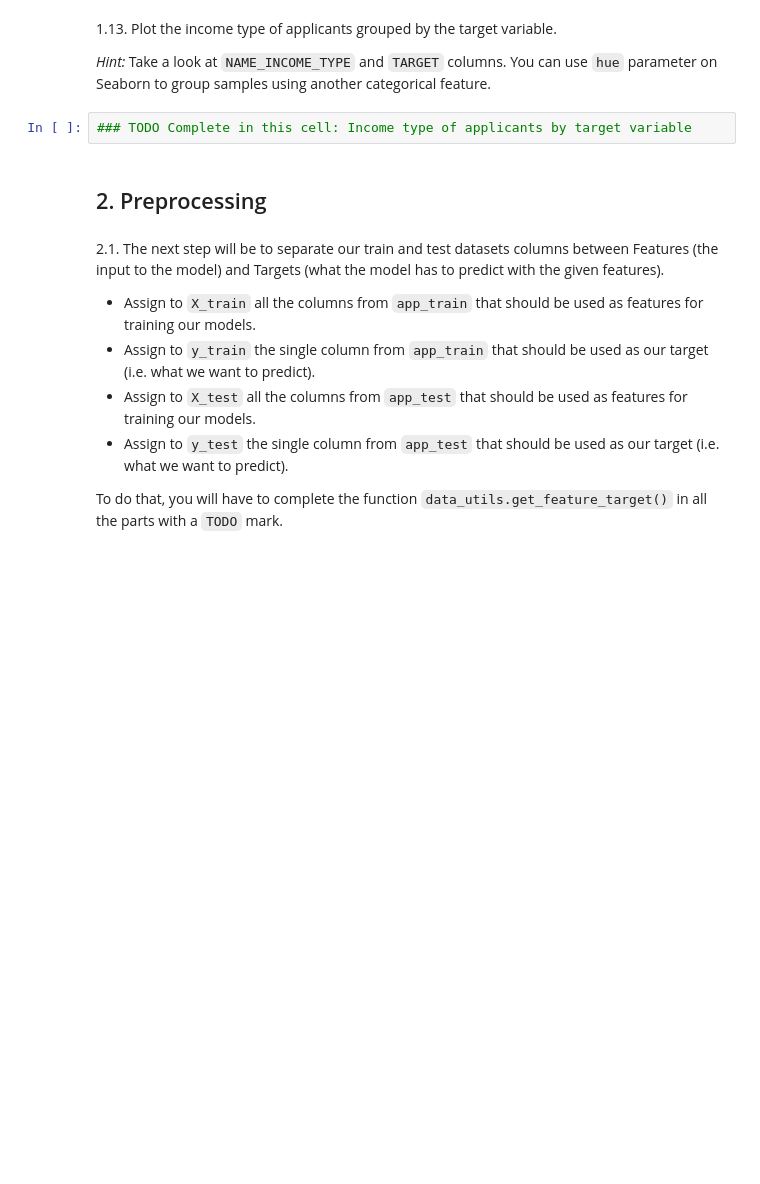
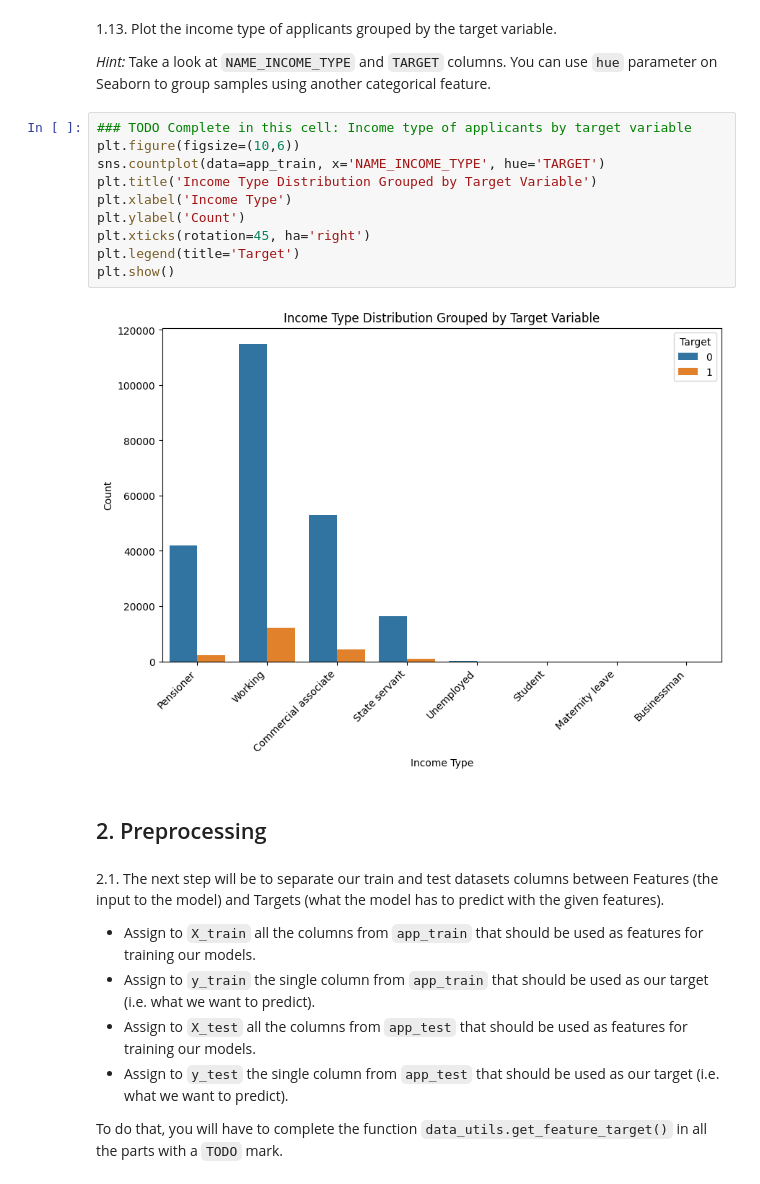
Before and after one commit to Jorge1Rodriguez/Proyecto_BI_2, a Jupyter notebook: Project 02.ipynb, the cells around one changed output. Cells and saved outputs as stored; diff of their text form; blank space fills up the shorter version.

```diff
--- a/Project 02.ipynb
+++ b/Project 02.ipynb
@@ -372,8 +383,18 @@ plt.show()
 1.13. Plot the income type of applicants grouped by the target variable.
 
 *Hint:* Take a look at `NAME_INCOME_TYPE` and `TARGET` columns. You can use `hue` parameter on Seaborn to group samples using another categorical feature.
-# %%
-### TODO Complete in this cell: Income type of applicants by target variable
+# %%
+### TODO Complete in this cell: Income type of applicants by target variable
+plt.figure(figsize=(10,6))
+sns.countplot(data=app_train, x='NAME_INCOME_TYPE', hue='TARGET')
+plt.title('Income Type Distribution Grouped by Target Variable')
+plt.xlabel('Income Type')
+plt.ylabel('Count')
+plt.xticks(rotation=45, ha='right')
+plt.legend(title='Target')
+plt.show()
+# %% [output]
+[figure, added]
 # %% [markdown]
 ## 2. Preprocessing
 # %% [markdown]
```
Also changed, not shown: parts of 1 cell of this notebook.
